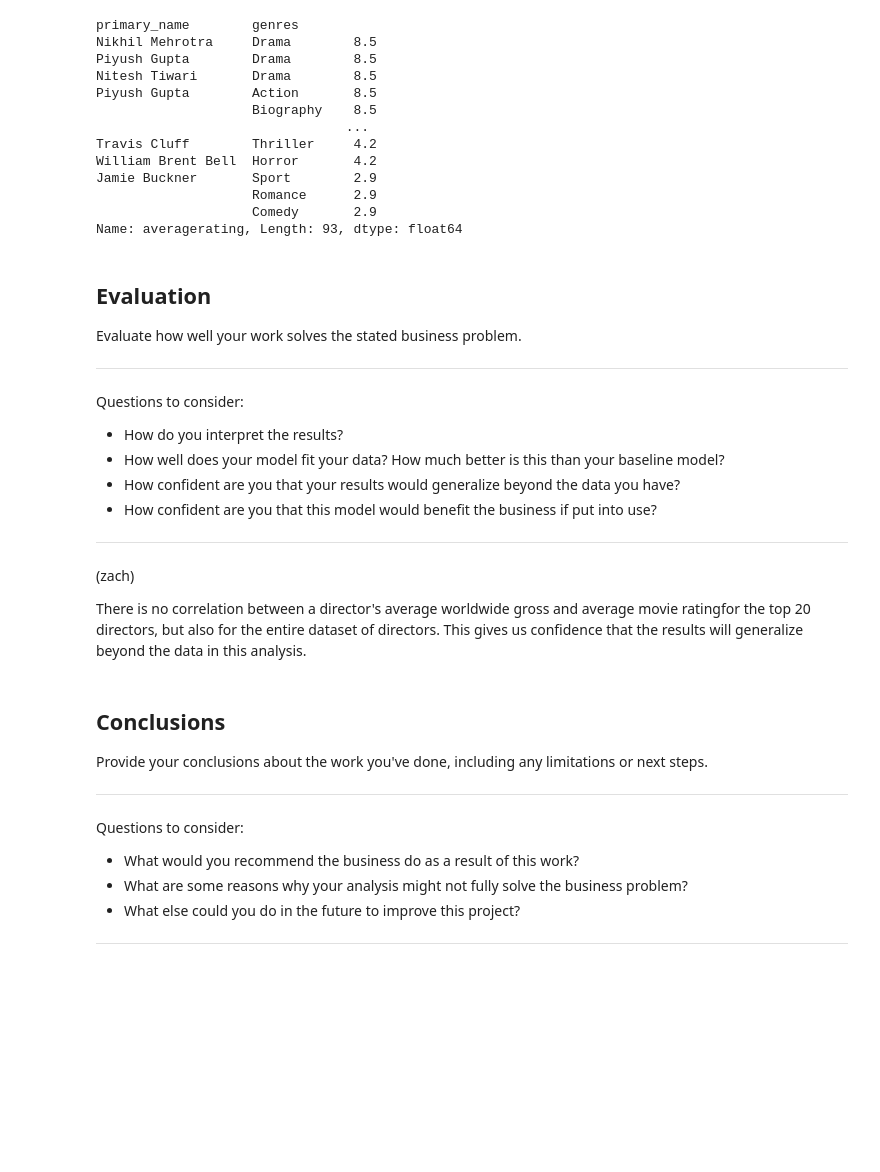
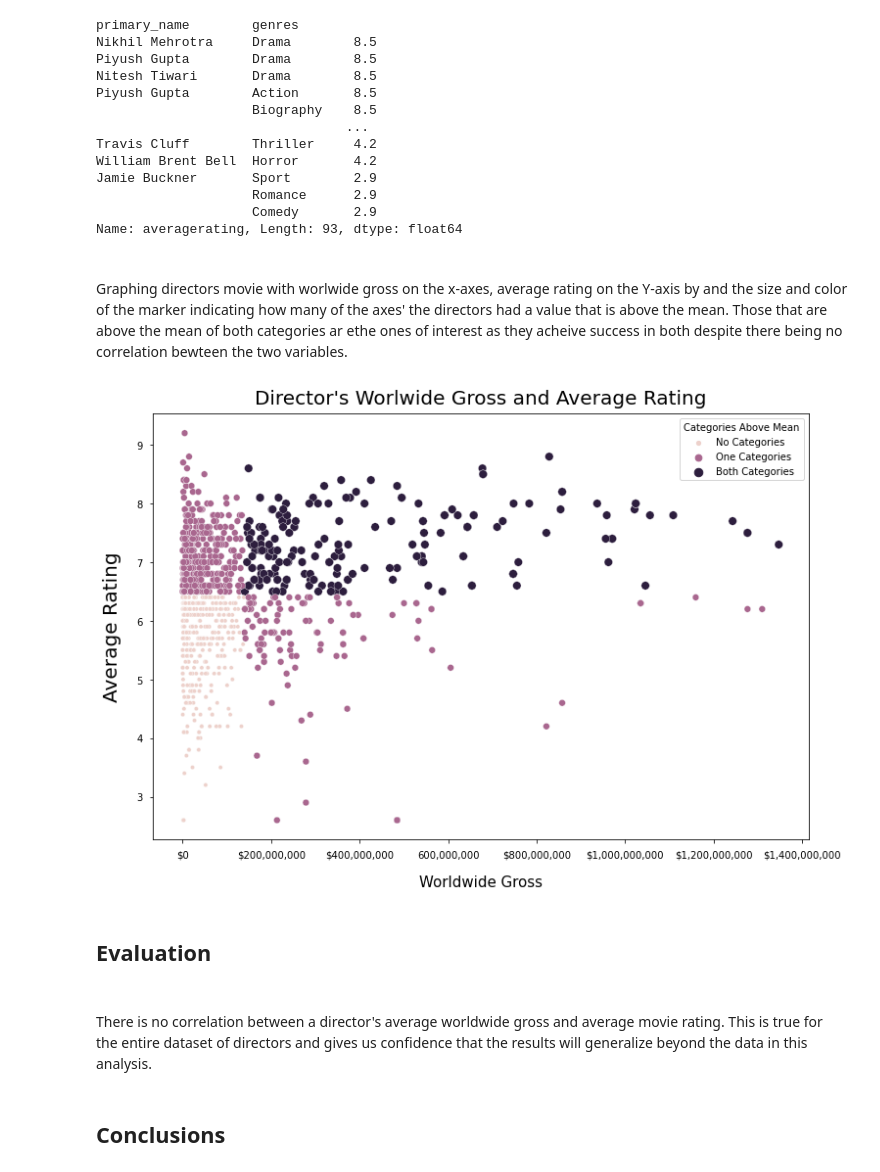
Before and after one commit to zach-hanly/microsoft_movie_project, a Jupyter notebook: master_notebook.ipynb, the cells around one changed output. Saved outputs shown, nothing was run; the diff lists cells and outputs as text; code cells hidden in the pictures; blank space fills up the shorter version.

```diff
--- a/master_notebook.ipynb
+++ b/master_notebook.ipynb
@@ -454,29 +345,47 @@ Jamie Buckner       Sport        2.9
                     Romance      2.9
                     Comedy       2.9
 Name: averagerating, Length: 93, dtype: float64
-# %% [markdown]
-## Evaluation
-Evaluate how well your work solves the stated business problem.
-
-***
-Questions to consider:
-* How do you interpret the results?
-* How well does your model fit your data? How much better is this than your baseline model?
-* How confident are you that your results would generalize beyond the data you have?
-* How confident are you that this model would benefit the business if put into use?
-***
+# %% [markdown]
+<br>
+
+Graphing directors movie with worlwide gross on the x-axes, average rating on the Y-axis by and the size and color of the marker indicating how many of the axes' the directors had a value that is above the mean. Those that are above the mean of both categories ar ethe ones of interest as they acheive success in both despite there being no correlation bewteen the two variables.
+# %%
+# scatter plot
+director_plot = sns.scatterplot(data=director_df, x='worldwide_gross', y='averagerating',
+                                hue='Categories Above Mean', size='Categories Above Mean')
+
+director_plot.set_title('Director\'s Worlwide Gross and Average Rating', fontsize = 20, pad=10)
+# 11.7, 8.27
+plt.ticklabel_format(style='plain', axis='x')
+plt.gcf().set_size_inches(12, 8)
+director_plot.tick_params(axis='both', which='major', pad=7)
+
+# X axes
+director_plot.set_xlabel('Worldwide Gross', fontsize = 15)
+ticks = [0, 200000000, 400000000, 600000000, 800000000, 1000000000, 1200000000, 1400000000]
+labels = ['$0','$200,000,000','$400,000,000', '600,000,000', '$800,000,000','$1,000,000,000', '$1,200,000,000', '$1,400,000,000']
+plt.xticks(ticks, labels)
+director_plot.xaxis.labelpad = 15
+
+# Y axes
+director_plot.set_ylabel('Average Rating', fontsize = 20)
+director_plot.yaxis.labelpad = 15
+
+# legend
+zero_label = 'No Categories'
+one_label = 'One Categories'
+two_label = 'Both Categories'
+director_plot.legend_.texts[0].set_text(zero_label)
+director_plot.legend_.texts[1].set_text(one_label)
+director_plot.legend_.texts[2].set_text(two_label);
+# %% [output]
+[figure, added]
+# %% [markdown]
+## Evaluation
 # %% [markdown]
-(zach)
+<br>
 
-There is no correlation between a director's average worldwide gross and average movie ratingfor the top 20 directors, but also for the entire dataset of directors. This gives us confidence that the results will generalize beyond the data in this analysis.
+There is no correlation between a director's average worldwide gross and average movie rating. This is true for the entire dataset of directors and gives us confidence that the results will generalize beyond the data in this analysis.
-# %% [markdown]
-## Conclusions
-Provide your conclusions about the work you've done, including any limitations or next steps.
-
-***
-Questions to consider:
-* What would you recommend the business do as a result of this work?
-* What are some reasons why your analysis might not fully solve the business problem?
-* What else could you do in the future to improve this project?
-***
+# %% [markdown]
+## Conclusions
 # %% [markdown]
```
Also changed, not shown: parts of 44 cells of this notebook.
